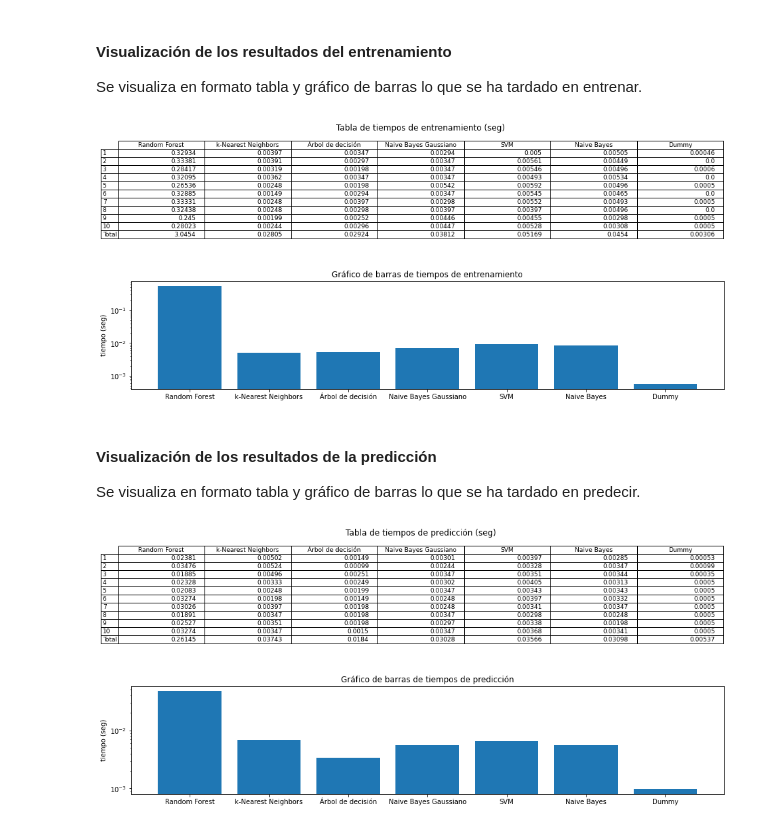
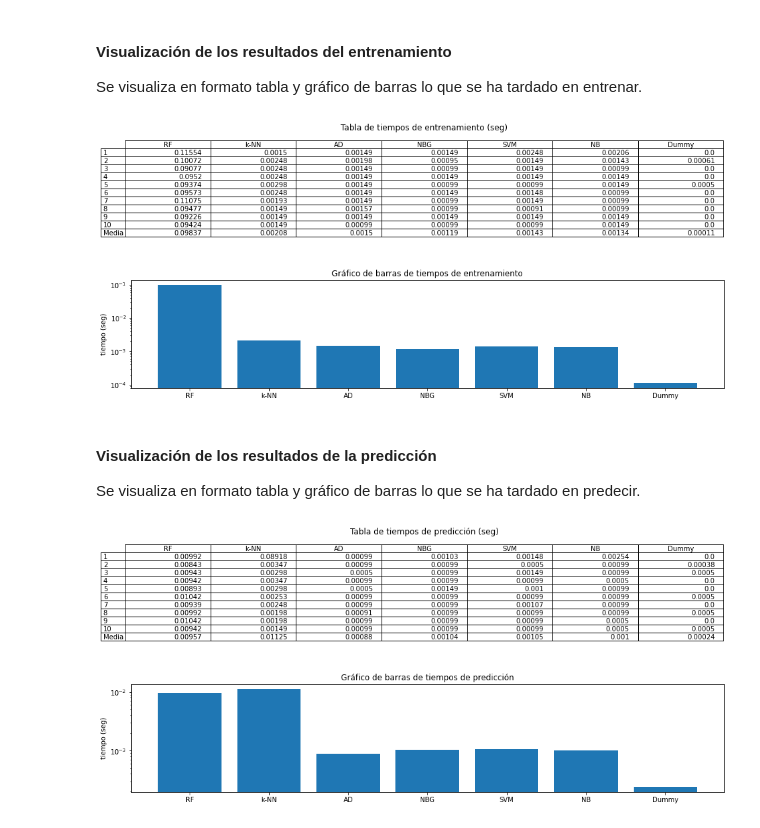
Before and after one commit to xam1002/TFG_Deteccion_Parkinson, a Jupyter notebook: notebooks/Tiempos.ipynb, the cells around one changed output. Cells and saved outputs as stored; diff of their text form; code cells hidden in the pictures.

Commit message:
Corrección de un error en las tablas
Ahora se calcula la media de los tiempos de cada modelo, en vez del total.

```diff
--- a/notebooks/Tiempos.ipynb
+++ b/notebooks/Tiempos.ipynb
@@ -68,7 +68,7 @@ modelos.append(MultinomialNB())
 modelos.append(DummyClassifier(random_state=random_state))
 
 # Nombres de los modelos.
-nombres=['Random Forest', 'k-Nearest Neighbors', 'Árbol de decisión', 'Naive Bayes Gaussiano', 'SVM', 'Naive Bayes', 'Dummy']
+nombres=['RF', 'k-NN', 'AD', 'NBG', 'SVM', 'NB', 'Dummy']
 
 # Obtención de los conjuntos de entrenamiento y test con los datos sin la clase
 # y con los datos de la clase.
@@ -92,8 +92,8 @@ for m in modelos:
         fin = time.time()
         aux.append(round(fin_fit - inicio_fit, 5))
         aux_p.append(round(fin - fin_fit, 5))
-    aux.append(round(sum(aux), 5))
-    aux_p.append(round(sum(aux_p), 5))
+    aux.append(round(np.mean(aux), 5))
+    aux_p.append(round(np.mean(aux_p), 5))
     tiempos.append(aux)
     tiempos_p.append(aux_p)
 # %% [markdown]
@@ -103,25 +103,25 @@ Se visualiza en formato tabla y gráfico de barras lo que se ha tardado en entre
 fig, ax = plt.subplots(1,1)
 fig.set_size_inches(16, 3)
 filas = [x for x in range(1, 11)]
-filas.append("Total")
+filas.append("Media")
 ax.axis('off')
 ax.table(cellText=np.transpose(tiempos), colLabels=nombres, rowLabels=filas, loc="center")
 plt.title("Tabla de tiempos de entrenamiento (seg)")
 plt.show()
 # %% [output]
-[figure, old version]
+[figure, new version]
 # %%
 media_tiempos=[]
-for t in range(len(tiempos)):
-    media_tiempos.append(np.mean(tiempos[t]))
+for t in tiempos:
+    media_tiempos.append(np.mean(t))
 fig, ax = plt.subplots(1,1)
 fig.set_size_inches(16, 3)
 plt.bar(nombres, media_tiempos, log = True)
 plt.title("Gráfico de barras de tiempos de entrenamiento")
 plt.ylabel("tiempo (seg)")
 pass
 # %% [output]
-[figure, old version]
+[figure, new version]
 # %% [markdown]
 #### Visualización de los resultados de la predicción
 Se visualiza en formato tabla y gráfico de barras lo que se ha tardado en predecir.
@@ -129,13 +129,13 @@ Se visualiza en formato tabla y gráfico de barras lo que se ha tardado en prede
 fig, ax = plt.subplots(1,1)
 fig.set_size_inches(16, 3)
 filas = [x for x in range(1, 11)]
-filas.append("Total")
+filas.append("Media")
 ax.axis('off')
 ax.table(cellText=np.transpose(tiempos_p), colLabels=nombres, rowLabels=filas, loc="center")
 plt.title("Tabla de tiempos de predicción (seg)")
 plt.show()
 # %% [output]
-[figure, old version]
+[figure, new version]
 # %%
 media_tiempos_p=[]
 for t in range(len(tiempos_p)):
@@ -147,4 +147,4 @@ plt.title("Gráfico de barras de tiempos de predicción")
 plt.ylabel("tiempo (seg)")
 pass
 # %% [output]
-[figure, old version]
+[figure, new version]
```
